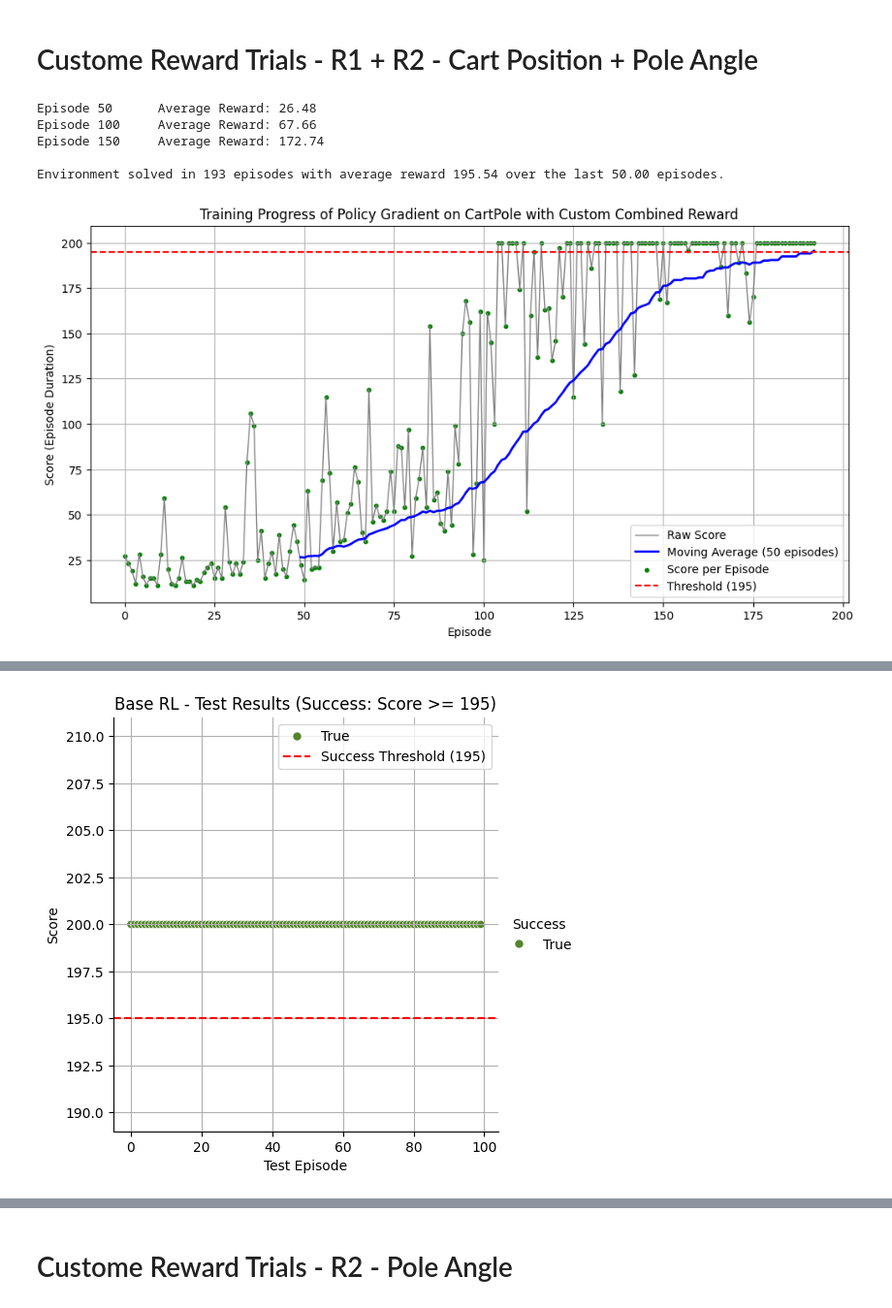
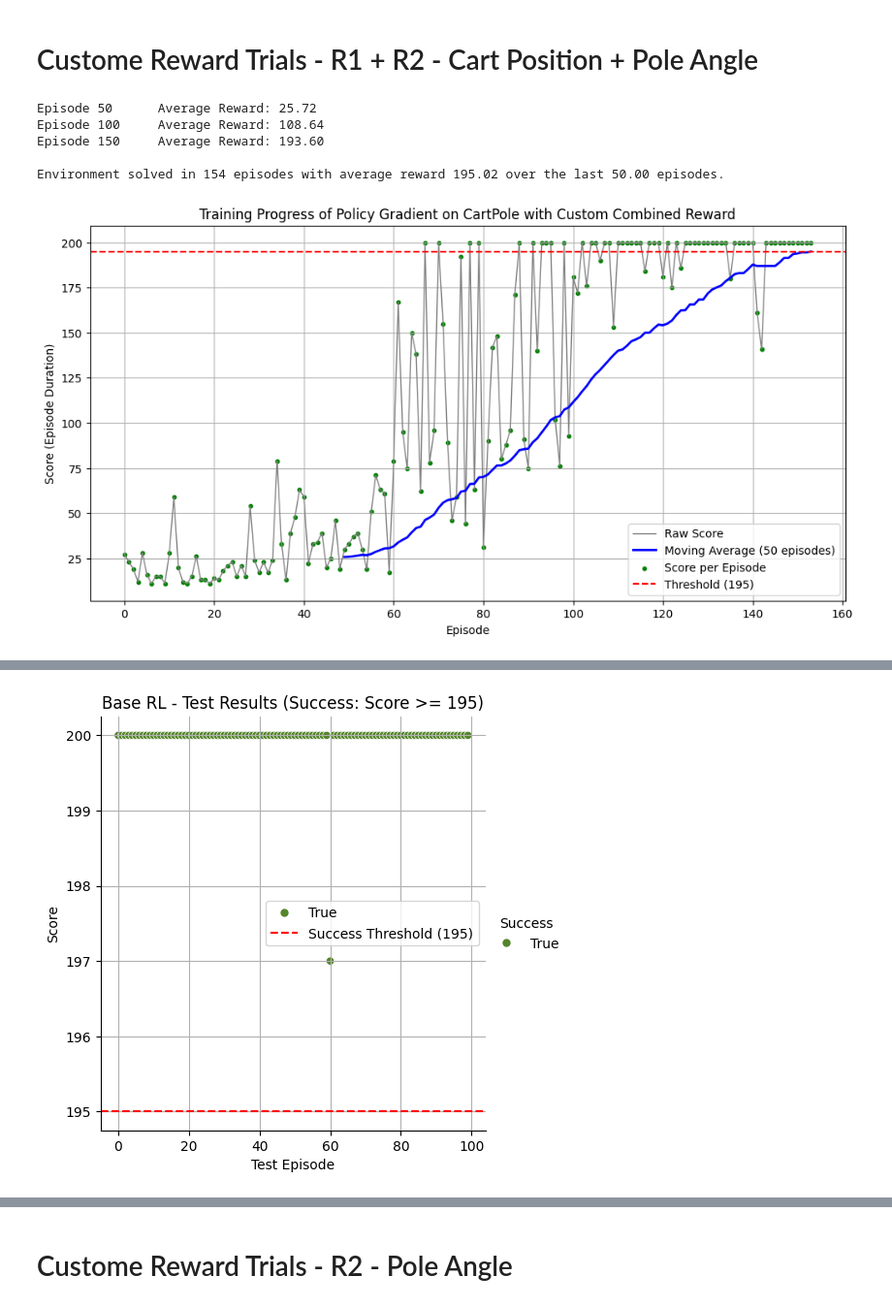
Before and after one commit to gazalpatel/REINFORCE, a Jupyter notebook: week4_custom_reward_final_model.ipynb, the cells around one changed output, grey strips where cells are left out. Shown: that part at 97% size. Saved outputs shown, nothing was run; the diff lists cells and outputs as text; code cells hidden in the pictures.

```diff
--- a/week4_custom_reward_final_model.ipynb
+++ b/week4_custom_reward_final_model.ipynb
@@ -10,6 +10,9 @@ import torch.nn as nn
 import torch.optim as optim
 import gym, random
 import matplotlib.pyplot as plt
+import pandas as pd
+import seaborn as sns
+
 
 # Set the random seed for reproducibility
 seed = 2
@@ -84,9 +87,10 @@ for episode in range(1, num_episodes + 1):
         theta = abs(next_state[2])  # Pole angle (absolute value)
 
         # Compute custom rewards
+        weight1=0.15
         cart = np.exp((x_threshold - x) / x_threshold) - 0.999  # Cart position reward
         angle = np.exp((theta_threshold - theta) / theta_threshold) - 0.999  # Pole angle reward
-        reward = (0.2 * cart) + (0.8 * angle)  # Combined reward
+        reward = (weight1 * cart) + ((1-weight1) * angle)  # Combined reward
 
         next_state = torch.from_numpy(next_state).float()
         # Save reward and log probability
@@ -159,11 +163,6 @@ plt.grid(True)
 plt.show()
 
 
-import pandas as pd
-import seaborn as sns
-import matplotlib.pyplot as plt
-import numpy as np
-
 # Function to sample action based on the trained policy
 def test_policy_sample(state, policy_net):
     state_tensor = torch.FloatTensor(state).unsqueeze(0)
@@ -175,6 +174,7 @@ def test_policy_sample(state, policy_net):
 
 # Function to test the agent's performance in one episode
 def test_agent_base_rl(seed, print_reward=False):
+
     env = gym.make('CartPole-v0')
     env.seed(seed)
     state = env.reset()
@@ -196,6 +196,11 @@ def test_agent_base_rl(seed, print_reward=False):
 
 # Function to test the agent across multiple episodes and visualize the results
 def plot_test_results_base_rl(method='Base RL', total_tests=100):
+    seed = 2
+    random.seed(seed)
+    np.random.seed(seed)
+    torch.manual_seed(seed)
+
     test_scores = []
     for i in range(total_tests):
         test_scores.append(test_agent_base_rl(i, print_reward=False))
@@ -224,11 +229,13 @@ def plot_test_results_base_rl(method='Base RL', total_tests=100):
 
 # Run the testing and plotting function
 plot_test_results_base_rl(method="Base RL", total_tests=100)
+
+# previously seed2 and weight 0.15
 # %% [output]
-Episode 50      Average Reward: 26.48
-Episode 100     Average Reward: 67.66
-Episode 150     Average Reward: 172.74
+Episode 50      Average Reward: 25.72
+Episode 100     Average Reward: 108.64
+Episode 150     Average Reward: 193.60
 
-Environment solved in 193 episodes with average reward 195.54 over the last 50.00 episodes.
+Environment solved in 154 episodes with average reward 195.02 over the last 50.00 episodes.
-[figure, old version]
+[figure, new version]
 Test Scores Summary:
@@ -243,7 +250,7 @@ max      200.0
 Name: Score, dtype: float64
 Success Count (Score >= 195):
 Success
 True    100
 Name: count, dtype: int64
-[figure, old version]
+[figure, new version]
 # %%
```
Also changed, not shown: parts of 17 cells of this notebook, 7 other files.
